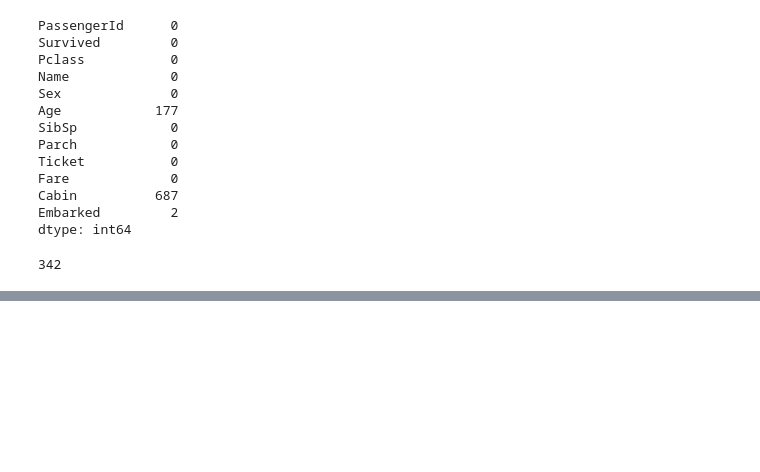
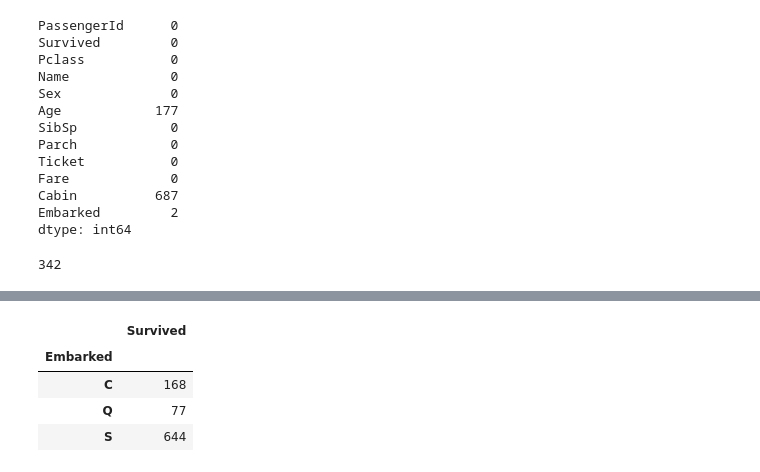
Before and after one commit to slayer-joe/TMSds, a Jupyter notebook: les08/HW08.ipynb, the cells around one changed output, grey strips where cells are left out. Cells and saved outputs as stored; diff of their text form; code cells hidden in the pictures; blank space fills up the shorter version.

```diff
--- a/les08/HW08.ipynb
+++ b/les08/HW08.ipynb
@@ -108,0 +127,9 @@ print(survived)
+# %%
+# Выжившие в зависимости от порта отправления
+train_df.groupby('Embarked').agg({'Survived': 'count'})
+# %% [output]
+|  | Survived |
+| Embarked |  |
+| C | 168 |
+| Q | 77 |
+| S | 644 |
```
Also changed, not shown: parts of 4 cells of this notebook.
